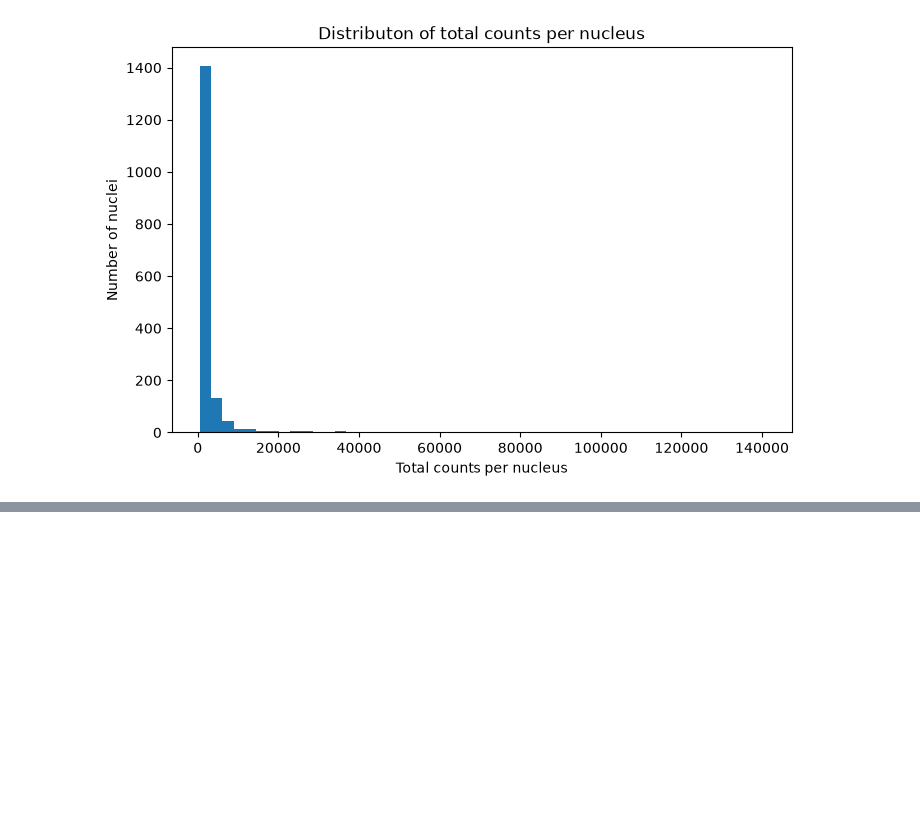
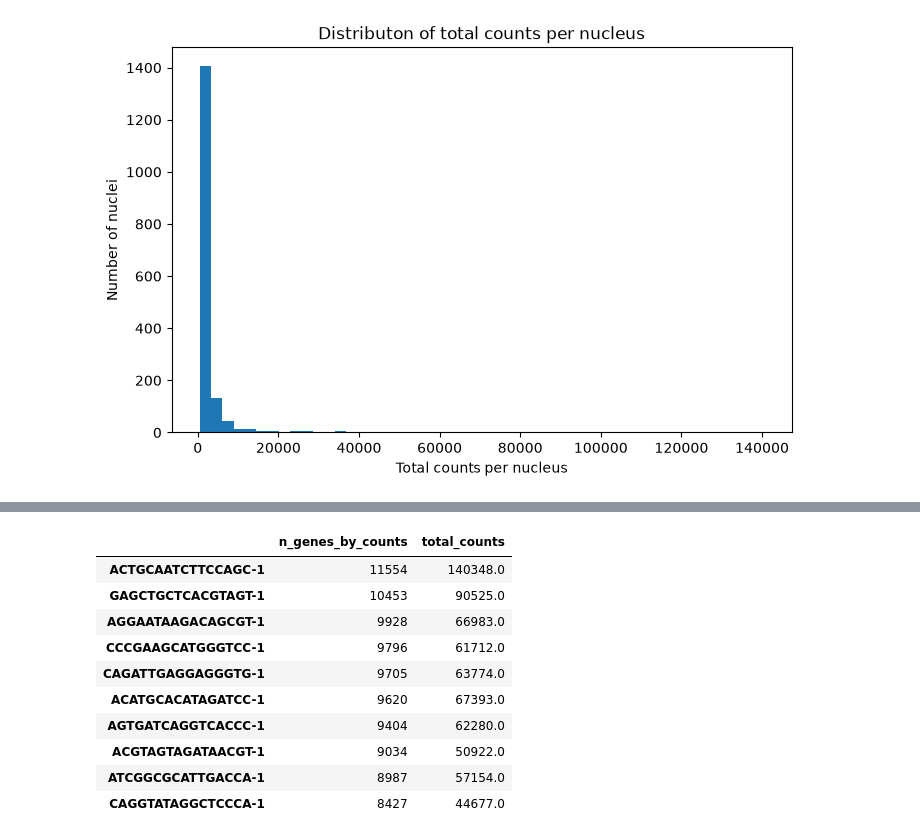
Before and after one commit to panmeng0614-arch/crc-bioai-transition, a Jupyter notebook: notebooks/crc_realdata_day1.ipynb, the cells around one changed output, grey strips where cells are left out. Cells and saved outputs as stored; diff of their text form; code cells hidden in the pictures; blank space fills up the shorter version.

```diff
--- a/notebooks/crc_realdata_day1.ipynb
+++ b/notebooks/crc_realdata_day1.ipynb
@@ -151,0 +208,19 @@ plt.show
+# %%
+adata.obs[
+    ["n_genes_by_counts","total_counts"]
+].sort_values(
+    "n_genes_by_counts",
+    ascending = False
+).head(10)
+# %% [output]
+|  | n_genes_by_counts | total_counts |
+| ACTGCAATCTTCCAGC-1 | 11554 | 140348.0 |
+| GAGCTGCTCACGTAGT-1 | 10453 | 90525.0 |
+| AGGAATAAGACAGCGT-1 | 9928 | 66983.0 |
+| CCCGAAGCATGGGTCC-1 | 9796 | 61712.0 |
+| CAGATTGAGGAGGGTG-1 | 9705 | 63774.0 |
+| ACATGCACATAGATCC-1 | 9620 | 67393.0 |
+| AGTGATCAGGTCACCC-1 | 9404 | 62280.0 |
+| ACGTAGTAGATAACGT-1 | 9034 | 50922.0 |
+| ATCGGCGCATTGACCA-1 | 8987 | 57154.0 |
+| CAGGTATAGGCTCCCA-1 | 8427 | 44677.0 |
```
Also changed, not shown: parts of 8 cells of this notebook, 2 other files.
